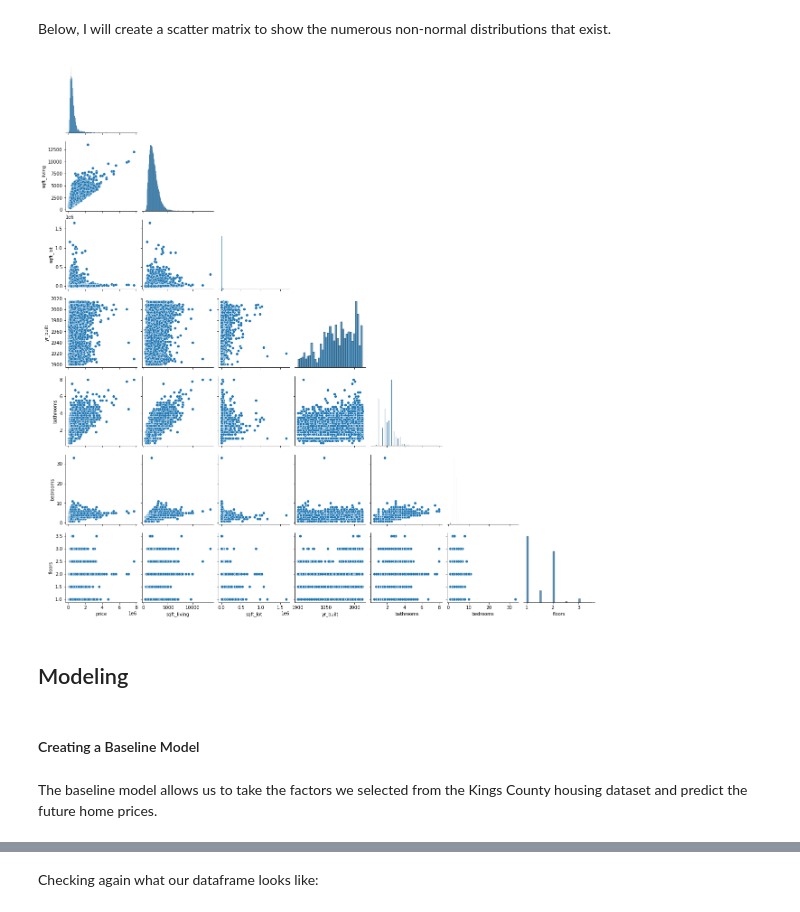
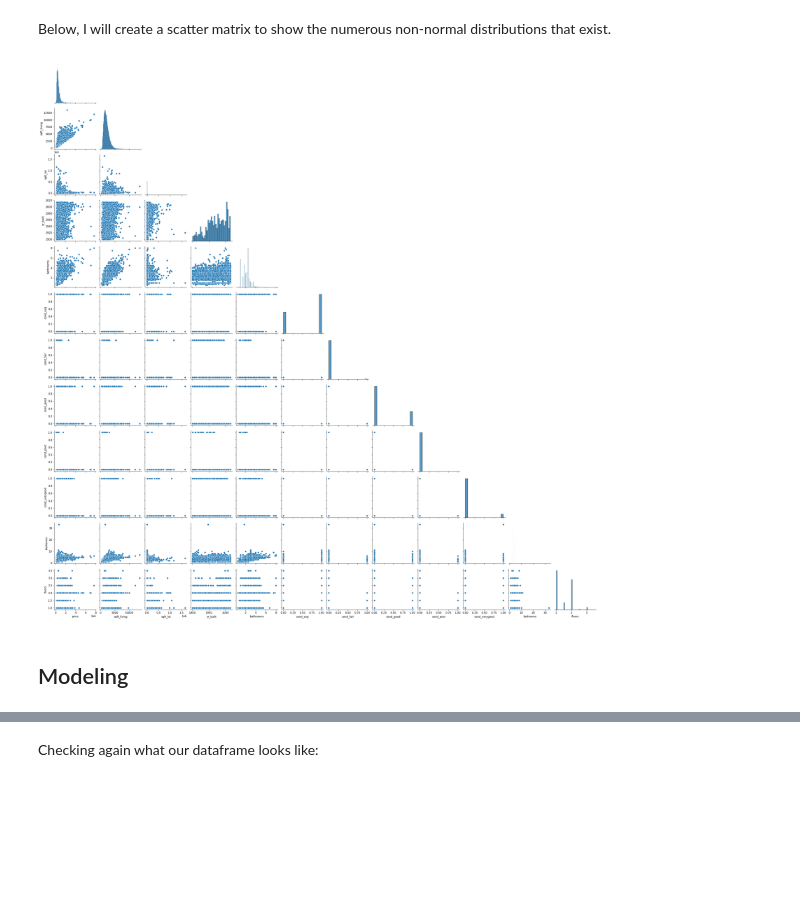
Before and after one commit to justinbalwan/Analyzing_Kings_County_Home_Prices, a Jupyter notebook: student.ipynb, the cells around one changed output, grey strips where cells are left out. Saved outputs shown, nothing was run; the diff lists cells and outputs as text; code cells hidden in the pictures; blank space fills up the shorter version.

```diff
--- a/student.ipynb
+++ b/student.ipynb
@@ -141,0 +165,10 @@ df
+# %%
+condition = df[['condition']]
+ohe = OneHotEncoder(categories="auto", sparse=False, handle_unknown="ignore")
+ohe.fit(condition)
+condition_enc = ohe.transform(condition)
+condition_enc = pd.DataFrame(condition_enc,
+                             columns=['cond_avg','cond_fair','cond_good','cond_poor','cond_verygood'],
+                             index=df.index)
+df.drop('condition', axis=1, inplace=True)
+df = pd.concat([df, condition_enc], axis=1)
@@ -416,20 +488,20 @@ Below, I will create a scatter matrix to show the numerous non-normal distributi
 # %%
 scatter_columns = ['price',
               'sqft_living',
               'sqft_lot',
               'yr_built',
               'bathrooms',
-                # 'condition', it's a categorical variable; will not be displayed
+                'cond_avg',
+               'cond_fair',
+               'cond_good',
+               'cond_poor',
+               'cond_verygood',
                'bedrooms',
                'floors', ]
 
 df_scatter = df[scatter_columns]
 sns.pairplot(df_scatter, corner=True);
 # %% [output]
-[figure, old version]
+[figure, new version]
 # %% [markdown]
 ## Modeling
-# %% [markdown]
-#### Creating a Baseline Model
-# %% [markdown]
-The baseline model allows us to take the factors we selected from the Kings County housing dataset and predict the future home prices.
```
Also changed, not shown: parts of 91 cells of this notebook.
